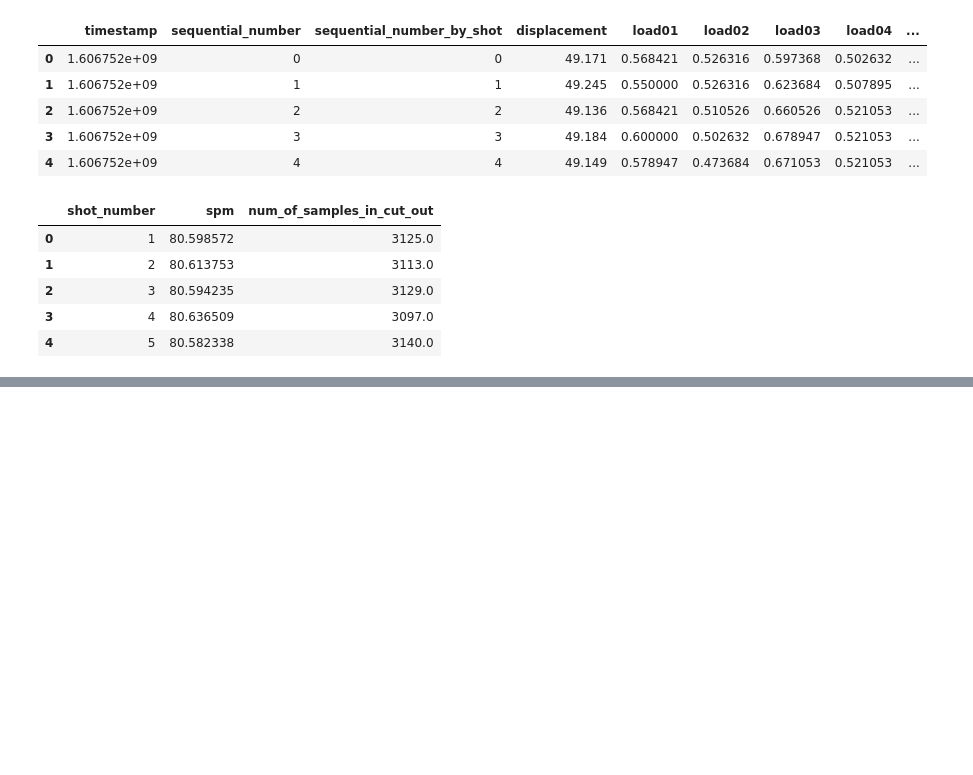
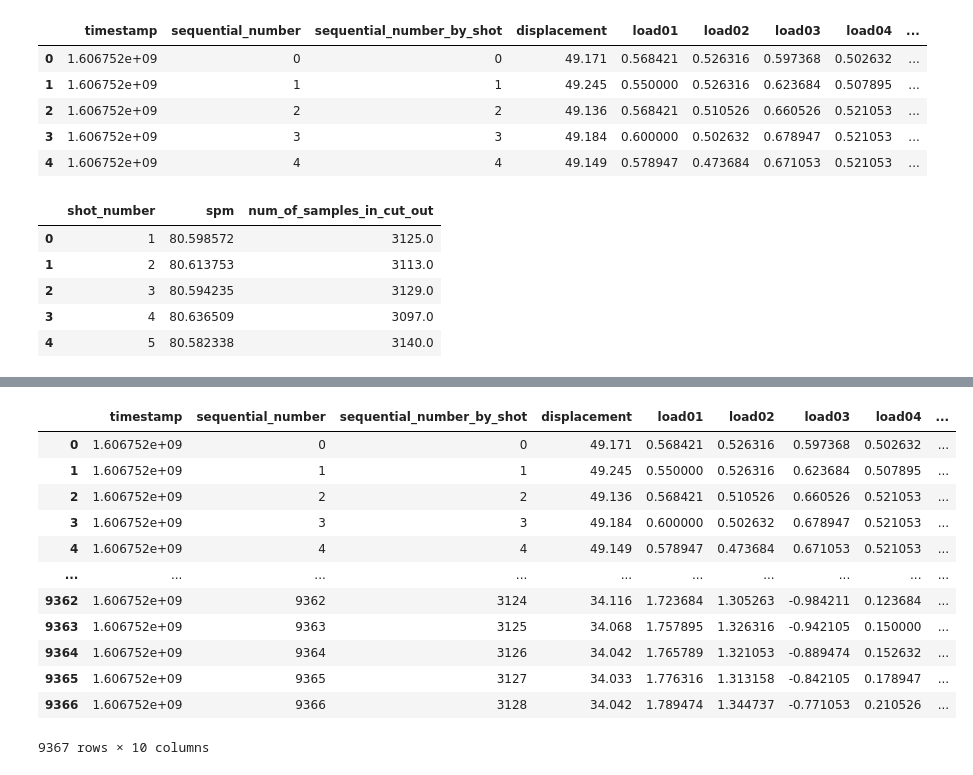
Before and after one commit to ymiyamoto5/data-analysis-platform-bak, a Jupyter notebook: notebooks/analyze.ipynb, the cells around one changed output, grey strips where cells are left out. Saved outputs shown, nothing was run; the diff lists cells and outputs as text; code cells hidden in the pictures; blank space fills up the shorter version.

```diff
--- a/notebooks/analyze.ipynb
+++ b/notebooks/analyze.ipynb
@@ -81,0 +46,16 @@ Name: spm, dtype: float64
+# %%
+shot_df
+# %% [output]
+|  | timestamp | sequential_number | sequential_number_by_shot | displacement | load01 | load02 | load03 | load04 | ... |
+| 0 | 1.606752e+09 | 0 | 0 | 49.171 | 0.568421 | 0.526316 | 0.597368 | 0.502632 | ... |
+| 1 | 1.606752e+09 | 1 | 1 | 49.245 | 0.550000 | 0.526316 | 0.623684 | 0.507895 | ... |
+| 2 | 1.606752e+09 | 2 | 2 | 49.136 | 0.568421 | 0.510526 | 0.660526 | 0.521053 | ... |
+| 3 | 1.606752e+09 | 3 | 3 | 49.184 | 0.600000 | 0.502632 | 0.678947 | 0.521053 | ... |
+| 4 | 1.606752e+09 | 4 | 4 | 49.149 | 0.578947 | 0.473684 | 0.671053 | 0.521053 | ... |
+| ... | ... | ... | ... | ... | ... | ... | ... | ... | ... |
+| 9362 | 1.606752e+09 | 9362 | 3124 | 34.116 | 1.723684 | 1.305263 | -0.984211 | 0.123684 | ... |
+| 9363 | 1.606752e+09 | 9363 | 3125 | 34.068 | 1.757895 | 1.326316 | -0.942105 | 0.150000 | ... |
+| 9364 | 1.606752e+09 | 9364 | 3126 | 34.042 | 1.765789 | 1.321053 | -0.889474 | 0.152632 | ... |
+| 9365 | 1.606752e+09 | 9365 | 3127 | 34.033 | 1.776316 | 1.313158 | -0.842105 | 0.178947 | ... |
+| 9366 | 1.606752e+09 | 9366 | 3128 | 34.042 | 1.789474 | 1.344737 | -0.771053 | 0.210526 | ... |
+9367 rows × 10 columns
```
Also changed, not shown: parts of 5 cells of this notebook, 11 other files.
